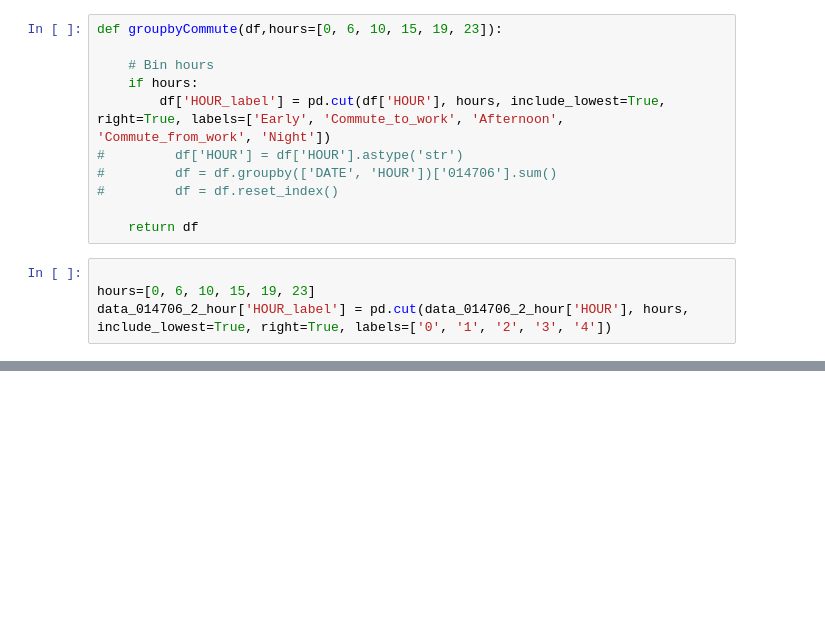
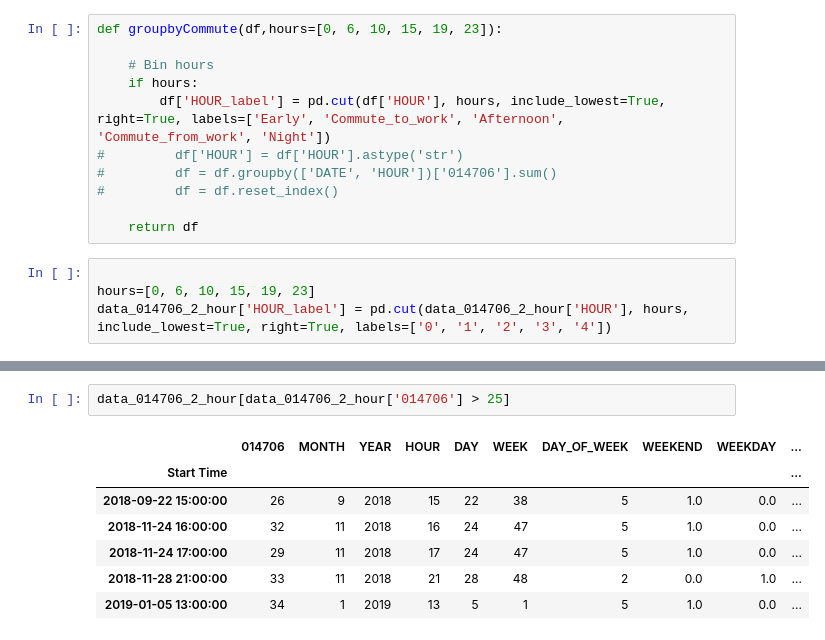
Before and after one commit to sameerabalay/Dockless_Mobility, a Jupyter notebook: src/Top_Cell_Analysis/Commuter_Hours_Features.ipynb, the cells around one changed output, grey strips where cells are left out. Drawn from its saved outputs; the diff is of its cells as text; blank space fills up the shorter version.

```diff
--- a/src/Top_Cell_Analysis/Commuter_Hours_Features.ipynb
+++ b/src/Top_Cell_Analysis/Commuter_Hours_Features.ipynb
@@ -264,0 +460,10 @@ data_014706_2_hour.tail(5)
+# %%
+data_014706_2_hour[data_014706_2_hour['014706'] > 25]
+# %% [output]
+|  | 014706 | MONTH | YEAR | HOUR | DAY | WEEK | DAY_OF_WEEK | WEEKEND | WEEKDAY | ... |
+| Start Time |  |  |  |  |  |  |  |  |  | ... |
+| 2018-09-22 15:00:00 | 26 | 9 | 2018 | 15 | 22 | 38 | 5 | 1.0 | 0.0 | ... |
+| 2018-11-24 16:00:00 | 32 | 11 | 2018 | 16 | 24 | 47 | 5 | 1.0 | 0.0 | ... |
+| 2018-11-24 17:00:00 | 29 | 11 | 2018 | 17 | 24 | 47 | 5 | 1.0 | 0.0 | ... |
+| 2018-11-28 21:00:00 | 33 | 11 | 2018 | 21 | 28 | 48 | 2 | 0.0 | 1.0 | ... |
+| 2019-01-05 13:00:00 | 34 | 1 | 2019 | 13 | 5 | 1 | 5 | 1.0 | 0.0 | ... |
```
Also changed, not shown: parts of 9 cells of this notebook, 11 other files.
